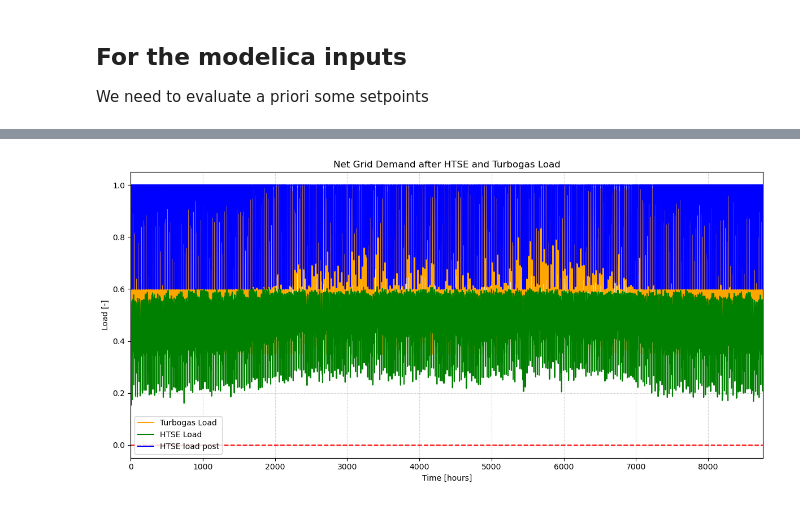
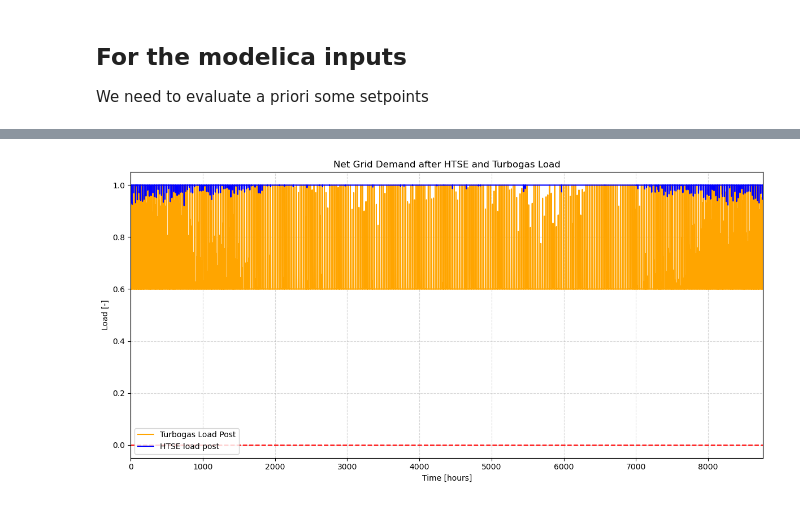
Before and after one commit to simo-pagliu/INRE, a Jupyter notebook: Energy Demand.ipynb, the cells around one changed output, grey strips where cells are left out. Drawn from its saved outputs; the diff is of its cells as text; code cells hidden in the pictures.

Commit message:
Update Energy Demand.ipynb
fix setpoint profiles - definitive almost...

```diff
--- a/Energy Demand.ipynb
+++ b/Energy Demand.ipynb
@@ -251,6 +269,6 @@ for i, classe_energetica in enumerate(energy_classes):
 # %%
 # From this point on we have to choose a distribution to work with, let's say the best one for now
-energy_class_distribution = energy_class_distribution_today
+energy_class_distribution = energy_class_distribution_mid
 # Plot it
 plt.figure(figsize=(12, 6))
 plt.bar(energy_class_distribution.keys(), energy_class_distribution.values(), color='blue', alpha=0.7, linewidth=2)
@@ -605,8 +623,8 @@ plt.show()
 ## For the modelica inputs
 We need to evaluate a priori some setpoints
 # %%
-P_out_electric_SMR = 150 #MWe
-P_turbogas_nominal = 235 #MWe
+P_out_electric_SMR = 2*177 #MWe
+P_turbogas_nominal = 47 #MWe
 P_min_turbogas = 0.35*P_turbogas_nominal #MWe
 P_residual_turbogas = (1-0.35)*P_turbogas_nominal #MWe
 net = Net_grid - P_out_electric_SMR - P_min_turbogas
@@ -620,8 +638,8 @@ max_power_to_HTSE_plants = np.floor(-np.min(net)/10)*10
 print(f"Maximum power to HTSE plants: {max_power_to_HTSE_plants}")
 max_number_of_HTSE_plants = np.floor(max_power_to_HTSE_plants/max_HTSE_power)
 print(f"Maximum number of HTSE plants: {max_number_of_HTSE_plants}")
-net_post_HTSE = net + max_number_of_HTSE_plants*HTSE_min_power
 
-# Choose number of HTSE plants to be 10
-number_of_HTSE_plants = 11
+# Choose number of HTSE plants
+number_of_HTSE_plants = 15
+net_post_HTSE = net + number_of_HTSE_plants*HTSE_min_power
 # %% [output]
@@ -647,17 +710,18 @@ HTSE_load_post = np.clip(HTSE_load_post, 0.6, 1)
 # %%
 # Plot
 plt.figure(figsize=(12, 6))
-plt.plot(turbogas_load, label="Turbogas Load", color='orange')
-plt.plot(HTSE_load, label="HTSE Load", color='green')
-plt.plot(HTSE_load_post, label="HTSE load post", color='blue')
+plt.plot(turbogas_load_clipped, label="Turbogas Load Post", color='orange')
+# plt.plot(turbogas_load, label="Turbogas Load", color='red')
+# plt.plot(HTSE_load, label="HTSE Load", color='green')
+plt.plot(HTSE_load_clipped, label="HTSE load post", color='blue')
 plt.xlabel("Time [hours]")
 plt.ylabel("Load [-]")
 plt.title("Net Grid Demand after HTSE and Turbogas Load")
 plt.grid(True, linestyle='--', alpha=0.5)
 plt.hlines(0, 0, len(net_post_HTSE), colors='red', linestyles='dashed')
 plt.xlim(0,8760)
 plt.legend()
 plt.tight_layout()
 plt.show()
 # %% [output]
-[figure, old version]
+[figure, new version]
```
Also changed, not shown: parts of 21 cells of this notebook.
